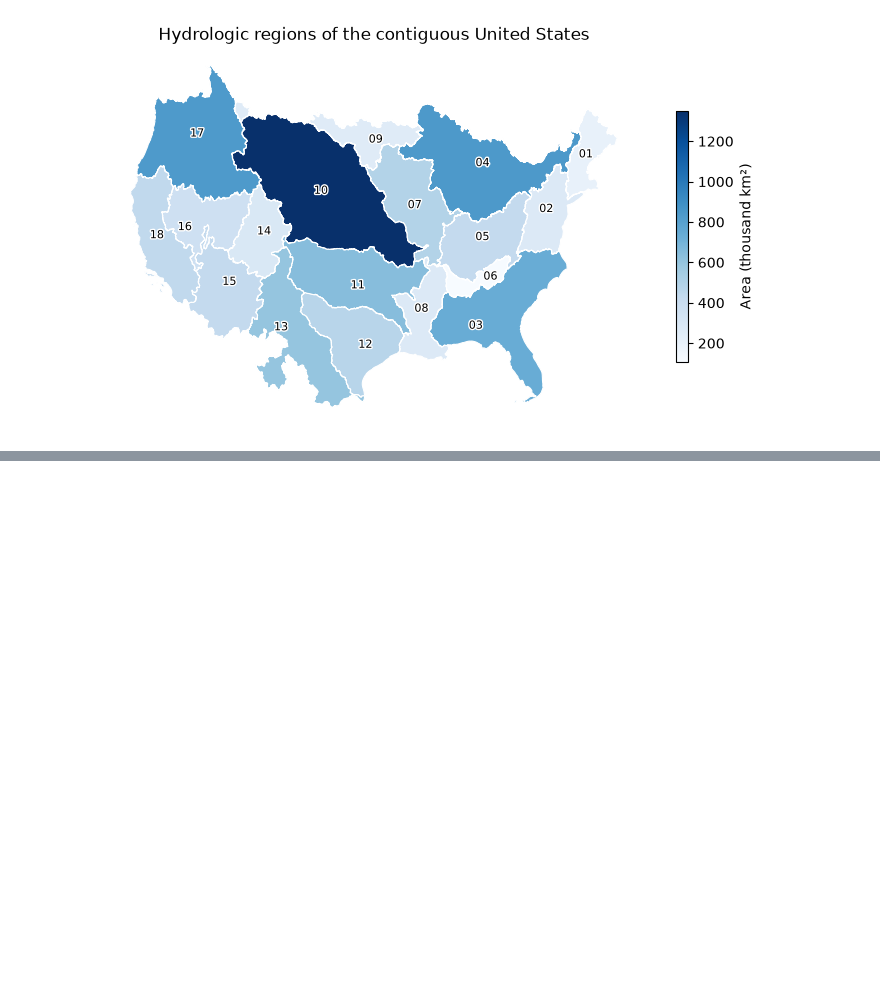
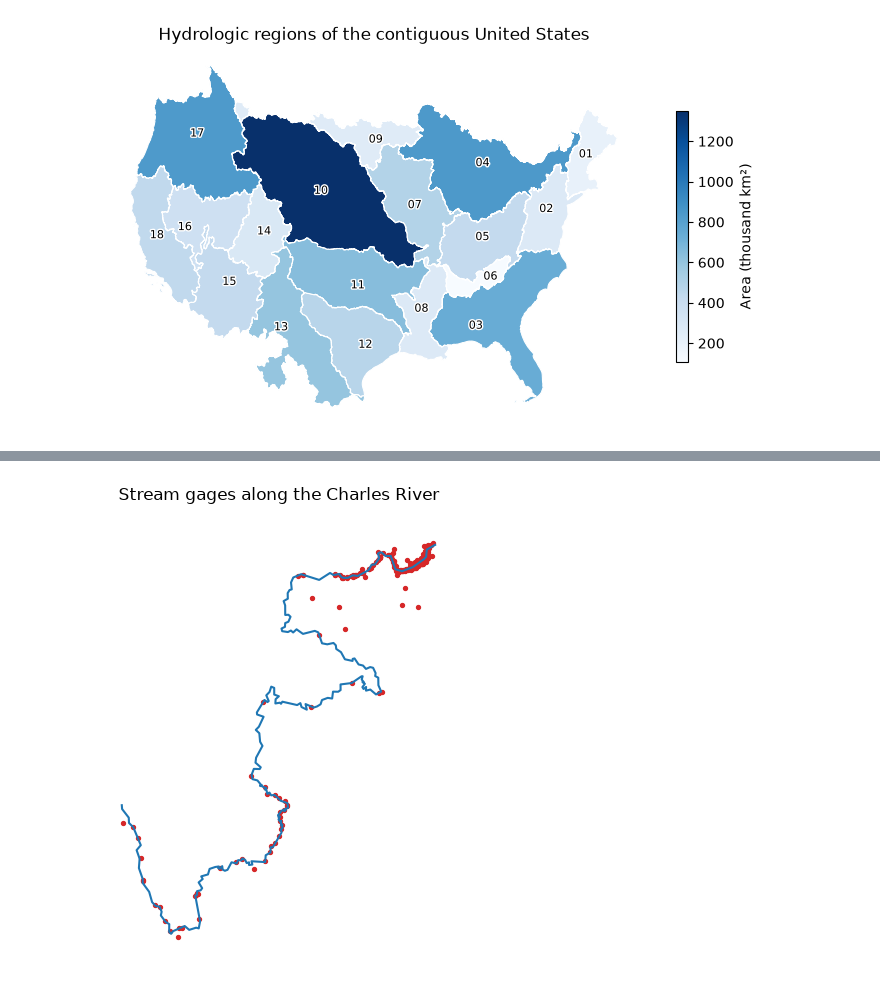
Before and after one commit to hyriver/water-ogcapi, a Jupyter notebook: docs/examples/geoconnex.ipynb, the cells around one changed output, grey strips where cells are left out. Cells and saved outputs as stored; diff of their text form; code cells hidden in the pictures; blank space fills up the shorter version.

Commit message:
docs: find Charles River features across contributors in the GeoConnex notebook

```diff
--- a/docs/examples/geoconnex.ipynb
+++ b/docs/examples/geoconnex.ipynb
@@ -130,2 +140,6 @@ plt.tight_layout()
 # %%
-gc.close()
+from water_ogcapi import GeoConnexFeatures
+
+gcf = GeoConnexFeatures()
+river = gc.item("mainstems", "2290857").body or {}
+print(river["properties"]["name_at_outlet"], river["properties"]["uri"])
@@ -131,0 +151,7 @@ gc.close()
+# %%
+on_river = gcf.collect(
+    "GeoconnexFeatures",
+    params={"mainstem_uri": river["properties"]["uri"], "skipGeometry": "true"},
+)
+print(len(on_river.geojson["features"]), "features in", on_river.pagination.page_count, "pages")
+print(on_river.pagination.completeness, on_river.pagination.checks)
@@ -131,0 +164,3 @@ gc.close()
+# %%
+features = pl.DataFrame(on_river.to_arrow())
+features.group_by("geoconnex_sitemap").len().sort("len", descending=True)
@@ -131,0 +186,7 @@ gc.close()
+# %%
+uris = features.filter(pl.col("geoconnex_sitemap") == "ref:gages")["id"].to_list()
+gages = gc.collect("gages", ids=uris, id_property="uri")
+print(len(uris), "gages found,", len(gages.geojson["features"]), "fetched")
+pl.DataFrame(gages.to_arrow()).select("provider_id", "name", "nhdpv2_comid").sort(
+    "provider_id"
+).head(10)
@@ -131,0 +208,10 @@ gc.close()
+# %%
+gage_frame = gpd.GeoDataFrame.from_arrow(gages.to_arrow()).to_crs(5070)
+river_frame = gpd.GeoDataFrame.from_features([river], crs=4326).to_crs(5070)
+ax = river_frame.plot(color="tab:blue", linewidth=1.5, figsize=(6, 5))
+gage_frame.plot(ax=ax, color="tab:red", markersize=8)
+ax.set(title="Stream gages along the Charles River")
+ax.set_axis_off()
+plt.tight_layout()
+# %% [output]
+[figure, added]
```
Also changed, not shown: parts of 12 cells of this notebook, 1 other file.
